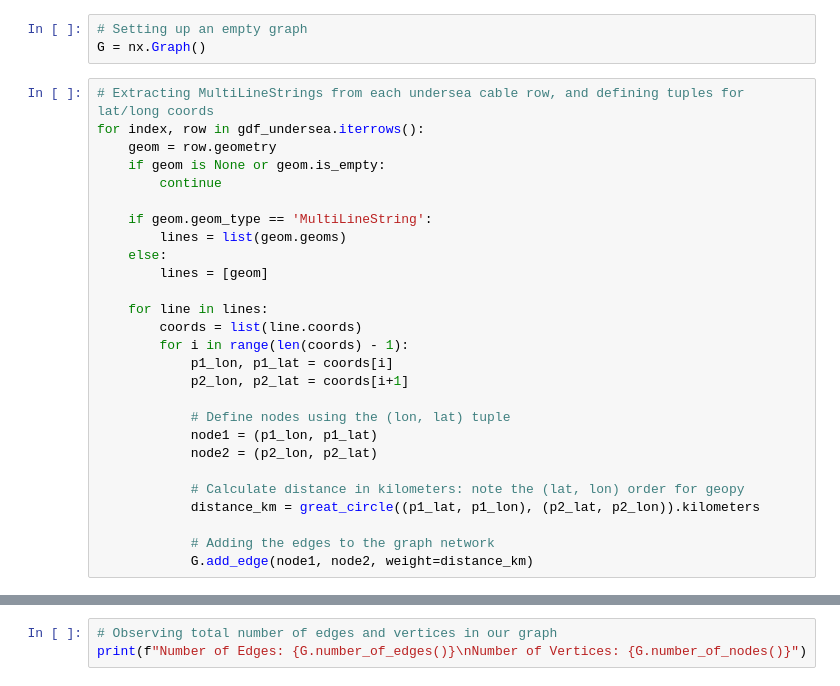
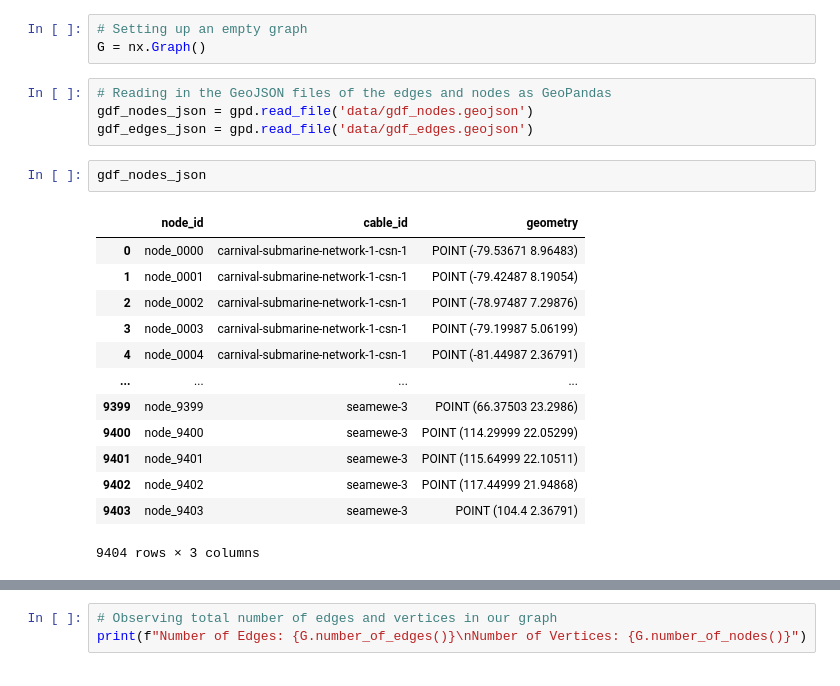
Before and after one commit to kovy21/qc-dsai, a Jupyter notebook: drago.ipynb, the cells around one changed output, grey strips where cells are left out. Saved outputs shown, nothing was run; the diff lists cells and outputs as text.

```diff
--- a/drago.ipynb
+++ b/drago.ipynb
@@ -88,30 +88,23 @@ from shapely import Point, LineString
 # %%
 # Setting up an empty graph
 G = nx.Graph()
-# %%
-# Extracting MultiLineStrings from each undersea cable row, and defining tuples for lat/long coords
-for index, row in gdf_undersea.iterrows():
-    geom = row.geometry
-    if geom is None or geom.is_empty:
-        continue
-
-    if geom.geom_type == 'MultiLineString':
-        lines = list(geom.geoms)
-    else:
-        lines = [geom]
-
-    for line in lines:
-        coords = list(line.coords)
-        for i in range(len(coords) - 1):
-            p1_lon, p1_lat = coords[i]
-            p2_lon, p2_lat = coords[i+1]
-
-            # Define nodes using the (lon, lat) tuple
-            node1 = (p1_lon, p1_lat)
-            node2 = (p2_lon, p2_lat)
-
-            # Calculate distance in kilometers: note the (lat, lon) order for geopy
-            distance_km = great_circle((p1_lat, p1_lon), (p2_lat, p2_lon)).kilometers
-
-            # Adding the edges to the graph network
-            G.add_edge(node1, node2, weight=distance_km)
+# %%
+# Reading in the GeoJSON files of the edges and nodes as GeoPandas
+gdf_nodes_json = gpd.read_file('data/gdf_nodes.geojson')
+gdf_edges_json = gpd.read_file('data/gdf_edges.geojson')
+# %%
+gdf_nodes_json
+# %% [output]
+|  | node_id | cable_id | geometry |
+| 0 | node_0000 | carnival-submarine-network-1-csn-1 | POINT (-79.53671 8.96483) |
+| 1 | node_0001 | carnival-submarine-network-1-csn-1 | POINT (-79.42487 8.19054) |
+| 2 | node_0002 | carnival-submarine-network-1-csn-1 | POINT (-78.97487 7.29876) |
+| 3 | node_0003 | carnival-submarine-network-1-csn-1 | POINT (-79.19987 5.06199) |
+| 4 | node_0004 | carnival-submarine-network-1-csn-1 | POINT (-81.44987 2.36791) |
+| ... | ... | ... | ... |
+| 9399 | node_9399 | seamewe-3 | POINT (66.37503 23.2986) |
+| 9400 | node_9400 | seamewe-3 | POINT (114.29999 22.05299) |
+| 9401 | node_9401 | seamewe-3 | POINT (115.64999 22.10511) |
+| 9402 | node_9402 | seamewe-3 | POINT (117.44999 21.94868) |
+| 9403 | node_9403 | seamewe-3 | POINT (104.4 2.36791) |
+9404 rows × 3 columns
```
Also changed, not shown: parts of 11 cells of this notebook.
